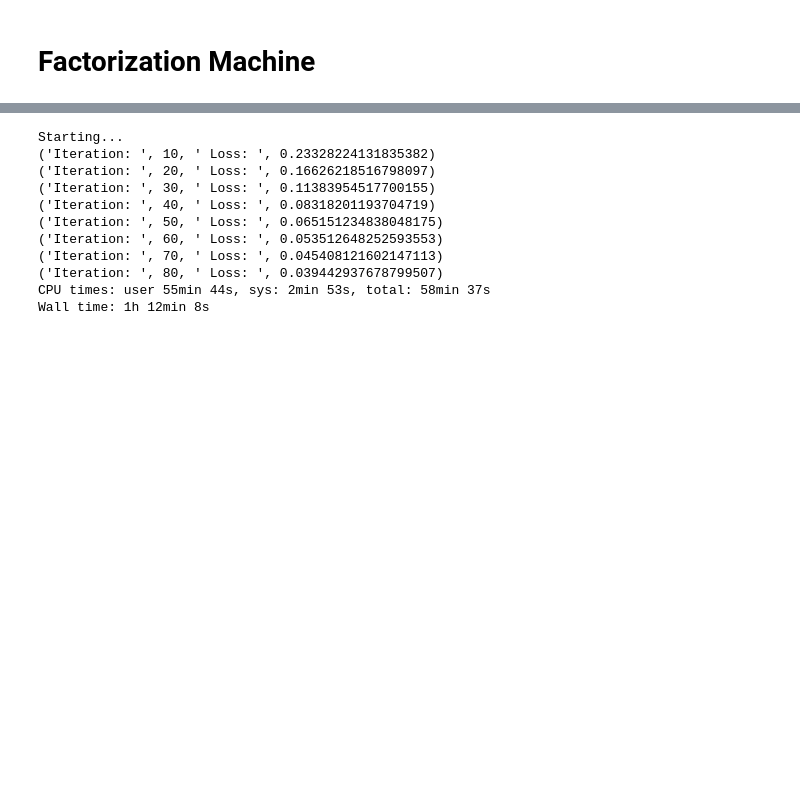
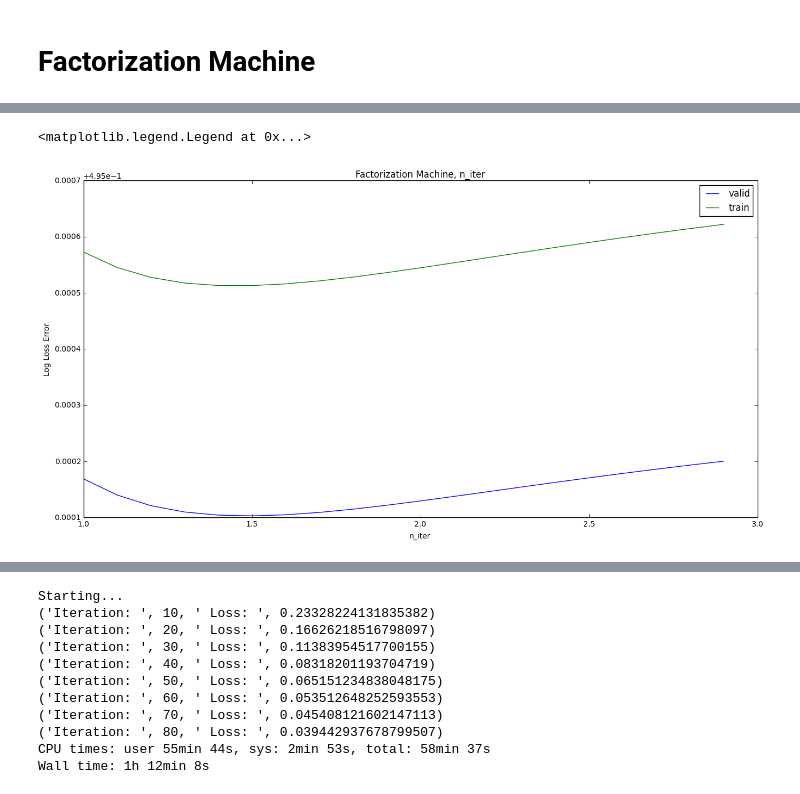
Before and after one commit to wernerchao/quora-duplicate, a Jupyter notebook: py2_xgb_jaccard_magic.ipynb, the cells around one changed output, grey strips where cells are left out. Drawn from its saved outputs; the diff is of its cells as text; code cells hidden in the pictures; blank space fills up the shorter version.

```diff
--- a/py2_xgb_jaccard_magic.ipynb
+++ b/py2_xgb_jaccard_magic.ipynb
@@ -511,4 +375,7 @@ y_train_fold1 = sparse.load_npz("../kaggle-quora/fm/y_train_fold1.npz")
 y_train_fold2 = sparse.load_npz("../kaggle-quora/fm/y_train_fold2.npz")
 y_validation_fold = sparse.load_npz("../kaggle-quora/fm/y_validation_fold.npz")
 
-X_test = sparse.load_npz('../kaggle-quora/fm/x_test.npz')
+x_test = sparse.load_npz('../kaggle-quora/fm/x_test.npz')
+
+x_train = sparse.vstack((train_fold1, train_fold2, validation_fold), format='csr')
+y_train = sparse.hstack((y_train_fold1, y_train_fold2, y_validation_fold), format='csr').T
@@ -556,0 +382,9 @@ dtype: int64
+# %%
+# Conver y labels into {-1, 1}
+
+y_labels = np.ones_like(y_train.toarray().flatten())
+y_labels[y_train.toarray().flatten() < \
+         np.mean(y_train.toarray().flatten())] = -1
+
+print(pd.Series(data=y_train.toarray().flatten()).value_counts())
+print(pd.Series(data=y_labels.flatten()).value_counts())
@@ -556,0 +473,12 @@ dtype: int64
+# %%
+plt.figure(figsize=(16, 8))
+plt.plot(np.arange(1.0, 3.0, 0.1), val_error, label='valid')
+plt.plot(np.arange(1.0, 3.0, 0.1), train_error, label='train')
+plt.title('Factorization Machine, n_iter')
+
+plt.xlabel('n_iter')
+plt.ylabel('Log Loss Error')
+plt.legend()
+# %% [output]
+<matplotlib.legend.Legend at 0x...>
+[figure, added]
```
Also changed, not shown: parts of 20 cells of this notebook, 39 other files.
